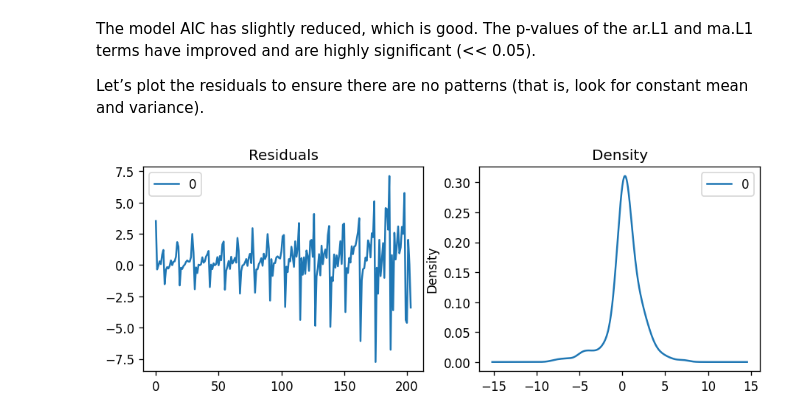
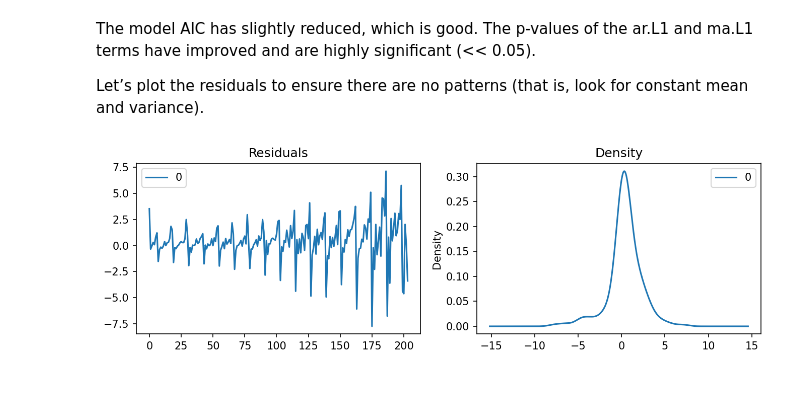
Before and after one commit to FourLevel/Machine-Learning-and-Financial-Applications, a Jupyter notebook: Sup. Learning - Regression and Time Series models Case 1-20250225/Traditional_ARIMA_p_d_q.ipynb, the cells around one changed output. Saved outputs shown, nothing was run; the diff lists cells and outputs as text; code cells hidden in the pictures; blank space fills up the shorter version.

```diff
--- a/Sup. Learning - Regression and Time Series models Case 1-20250225/Traditional_ARIMA_p_d_q.ipynb
+++ b/Sup. Learning - Regression and Time Series models Case 1-20250225/Traditional_ARIMA_p_d_q.ipynb
@@ -14,0 +4,5 @@ df.head()
+# %%
+url = 'https://raw.githubusercontent.com/FourLevel/Machine-Learning-and-Financial-Applications/cf22b9f6ee9767fd1348d87fb2d96f7beba52e4c/Sup.%20Learning%20-%20Regression%20and%20Time%20Series%20models%20Case%201-20250225/dataset.csv'
+df = pd.read_csv(url)
+
+df.head()
@@ -26,7 +27,7 @@ Since p-value(1.00) is greater than the significance level(0.05), let’s differ
 # %%
 from statsmodels.graphics.tsaplots import plot_acf, plot_pacf
 import matplotlib.pyplot as plt
-plt.rcParams.update({'figure.figsize':(9,7), 'figure.dpi':120})
+plt.rcParams.update({'figure.figsize':(9,7), 'figure.dpi':150})
 
 
 # Original Series
@@ -42,5 +43,6 @@ plot_acf(df.value.diff().dropna(), ax=axes[1, 1])
 axes[2, 0].plot(df.value.diff().diff()); axes[2, 0].set_title('2nd Order Differencing')
 plot_acf(df.value.diff().diff().dropna(), ax=axes[2, 1])
 
+plt.tight_layout()
 plt.show()
 # %% [output]
@@ -49,12 +51,13 @@ plt.show()
 For the above data, we can see that the time series reaches stationarity with two orders of differencing.
 # %%
 # PACF plot of 1st differenced series
-plt.rcParams.update({'figure.figsize':(9,3), 'figure.dpi':120})
+plt.rcParams.update({'figure.figsize':(9,3), 'figure.dpi':150})
 
 fig, axes = plt.subplots(1, 2, sharex=True)
 axes[0].plot(df.value.diff()); axes[0].set_title('1st Differencing')
 axes[1].set(ylim=(0,5))
 plot_pacf(df.value.diff().dropna(), ax=axes[1])
 
+plt.tight_layout()
 plt.show()
 # %% [output]
@@ -63,12 +66,13 @@ plt.show()
 We can see that the PACF lag 1 is quite significant since it is well above the significance line. So, we will fix the value of p as 1.
 # %%
 from statsmodels.graphics.tsaplots import plot_acf, plot_pacf
-plt.rcParams.update({'figure.figsize':(9,3), 'figure.dpi':120})
+plt.rcParams.update({'figure.figsize':(9,3), 'figure.dpi':150})
 
 fig, axes = plt.subplots(1, 2, sharex=True)
 axes[0].plot(df.value.diff()); axes[0].set_title('1st Differencing')
 axes[1].set(ylim=(0,1.2))
 plot_acf(df.value.diff().dropna(), ax=axes[1])
 
+plt.tight_layout()
 plt.show()
 # %% [output]
@@ -136,9 +140,12 @@ Let’s plot the residuals to ensure there are no patterns (that is, look for co
 # %%
 # Plot residual errors
 residuals = pd.DataFrame(model_fit.resid)
+plt.rcParams.update({'figure.figsize':(9,3), 'figure.dpi':150})
 fig, ax = plt.subplots(1,2)
 residuals.plot(title="Residuals", ax=ax[0])
 residuals.plot(kind='kde', title='Density', ax=ax[1])
+
+plt.tight_layout()
 plt.show()
 # %% [output]
-[figure, old version]
+[figure, new version]
```
Also changed, not shown: parts of 7 cells of this notebook.
